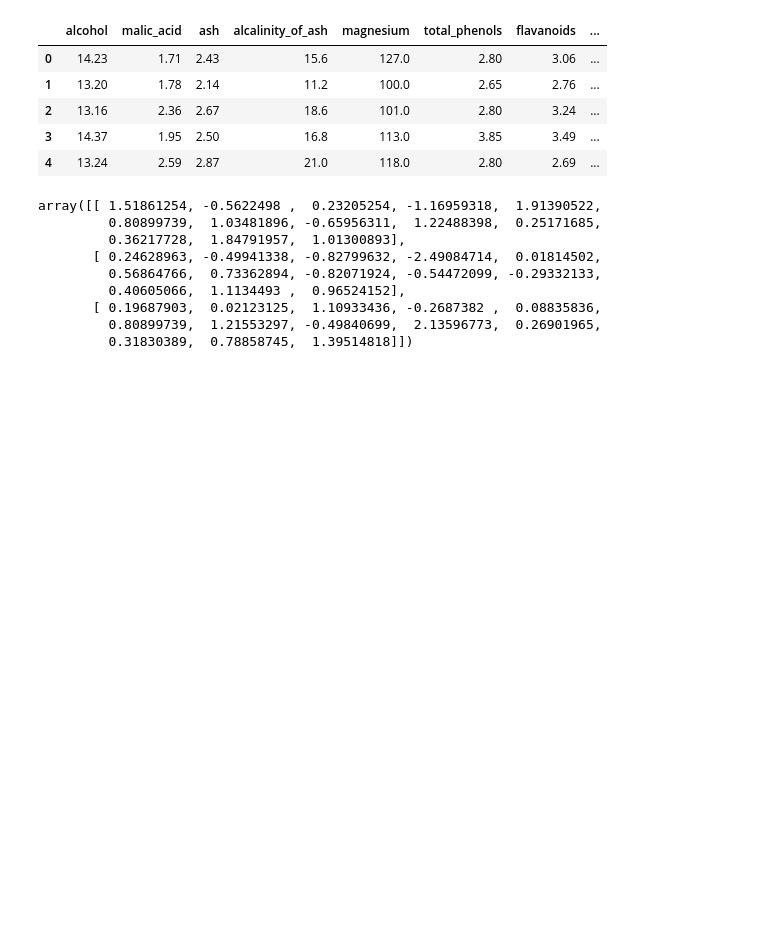
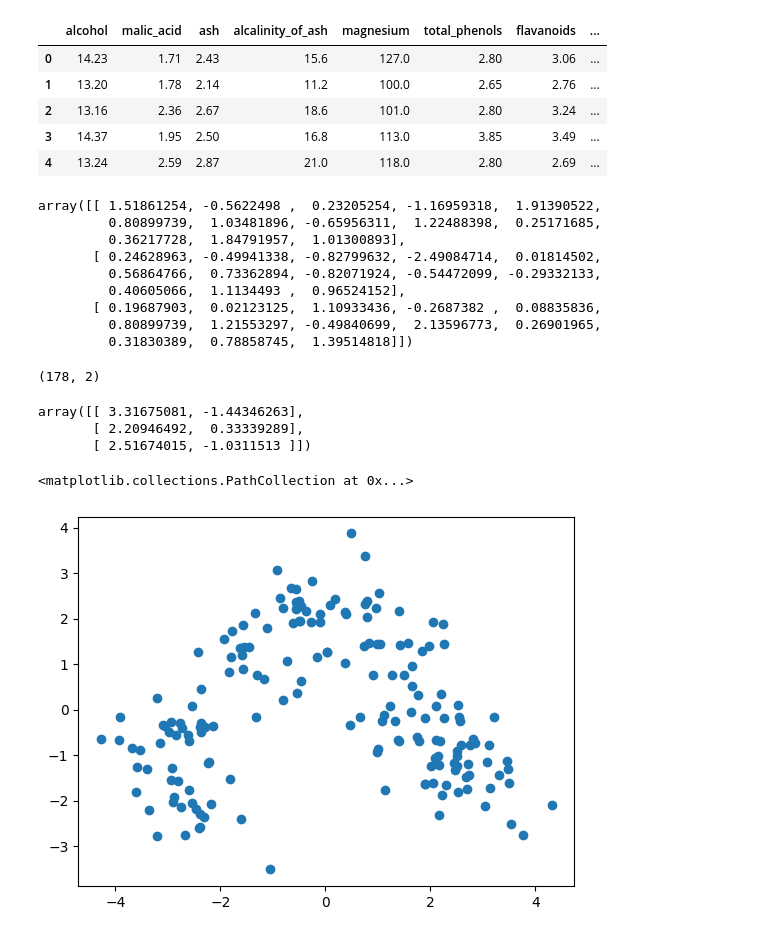
Before and after one commit to HWMV/MachineLearn, a Jupyter notebook: Machine_learning6.ipynb, the cells around one changed output. Drawn from its saved outputs; the diff is of its cells as text; code cells hidden in the pictures; blank space fills up the shorter version.

```diff
--- a/Machine_learning6.ipynb
+++ b/Machine_learning6.ipynb
@@ -59,0 +67,15 @@ pca = PCA(n_components=2)   # n_components=? 인수 필수!
+# %%
+# PCA
+df = pca.fit_transform(df)   # 차원 2개로 축소
+# %%
+# data 크기 확인
+df.shape
+# %% [output]
+(178, 2)
+# %%
+# sample data 확인
+df[:3]
+# %% [output]
+array([[ 3.31675081, -1.44346263],
+       [ 2.20946492,  0.33339289],
+       [ 2.51674015, -1.0311513 ]])
@@ -59,0 +86,10 @@ pca = PCA(n_components=2)   # n_components=? 인수 필수!
+# %%
+# 데이터 프레임 변환
+df = pd.DataFrame(df)
+# %%
+# scatter : 시각화 하기 위함
+plt.scatter(df.iloc[:,0], df.iloc[:,1])   # x, y 축에 들어갈 데이터 인수 대입
+# 전체 데이터에서 1번째, 2번째 데이터 넣어봄
+# %% [output]
+<matplotlib.collections.PathCollection at 0x...>
+[figure, added]
```
Also changed, not shown: parts of 15 cells of this notebook.
